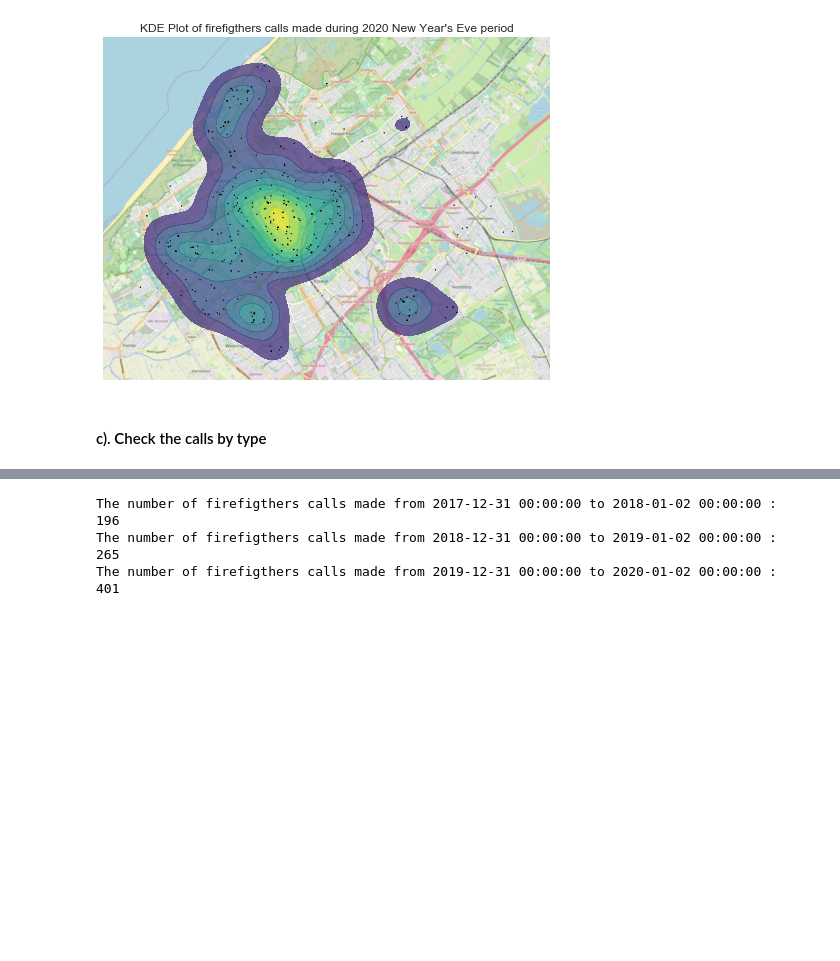
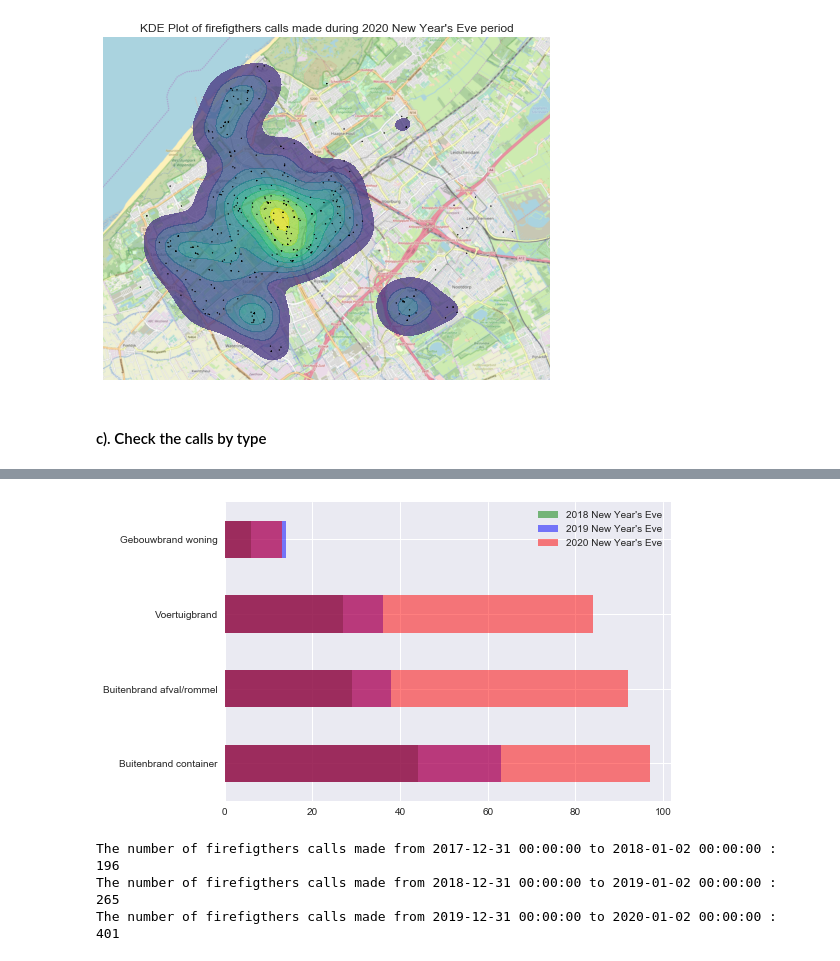
Before and after one commit to mikhailsirenko/firefighters-calls, a Jupyter notebook: notebooks/main - Copy.ipynb, the cells around one changed output, grey strips where cells are left out. Cells and saved outputs as stored; diff of their text form; code cells hidden in the pictures; blank space fills up the shorter version.

Commit message:
Add overlaped barh

```diff
--- a/notebooks/main - Copy.ipynb
+++ b/notebooks/main - Copy.ipynb
@@ -239,0 +240,12 @@ The number of firefigthers calls made from 2019-12-31 00:00:00 to 2020-01-02 00:
+# %%
+years = [2018, 2019, 2020]
+rows = [0, 1, 2]
+fig, ax = plt.subplots(sharex=True)
+
+for year, color in zip(years, colors):
+    cat = extract_categories(df, year, categories)
+    cat['pmeCategory'].value_counts().plot.barh(color=color, alpha=.5, ax=ax, label=f"{year} New Year's Eve")
+    # ax[row].set_title(year)
+ax.legend();
+# plt.savefig(f'../figures/fig5.png', dpi=300)
+# %% [output]
@@ -240,3 +255,4 @@ The number of firefigthers calls made from 2019-12-31 00:00:00 to 2020-01-02 00:
+[figure, added]
 # %%
 years = [2018, 2019, 2020]
 cols = [0, 1, 2]
```
Also changed, not shown: parts of 3 cells of this notebook, 1 other file.
